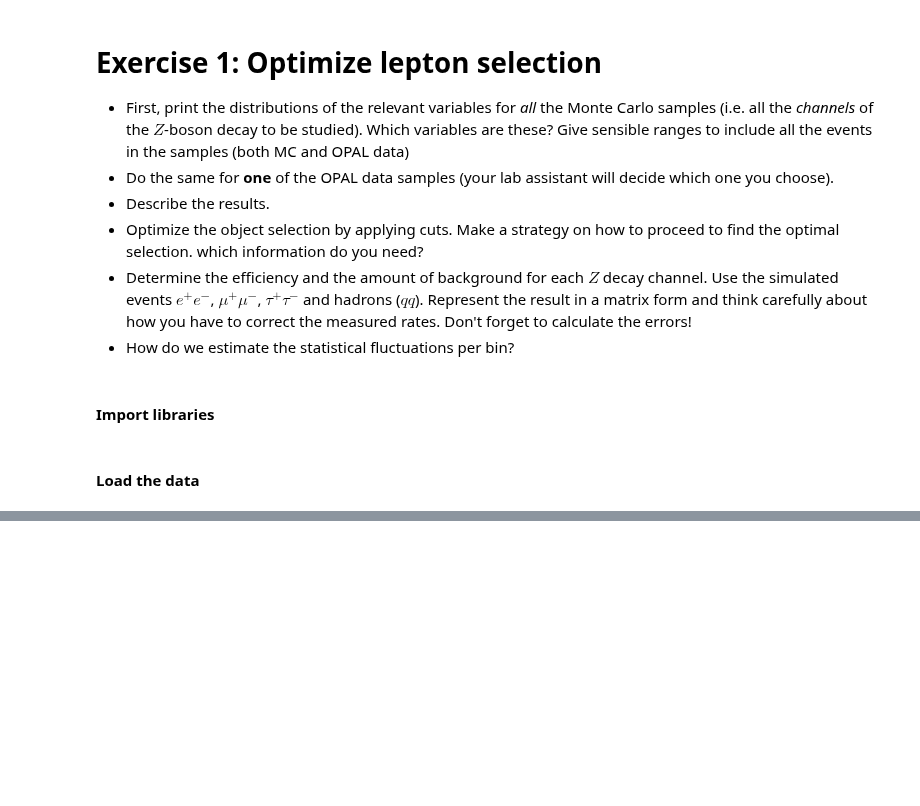
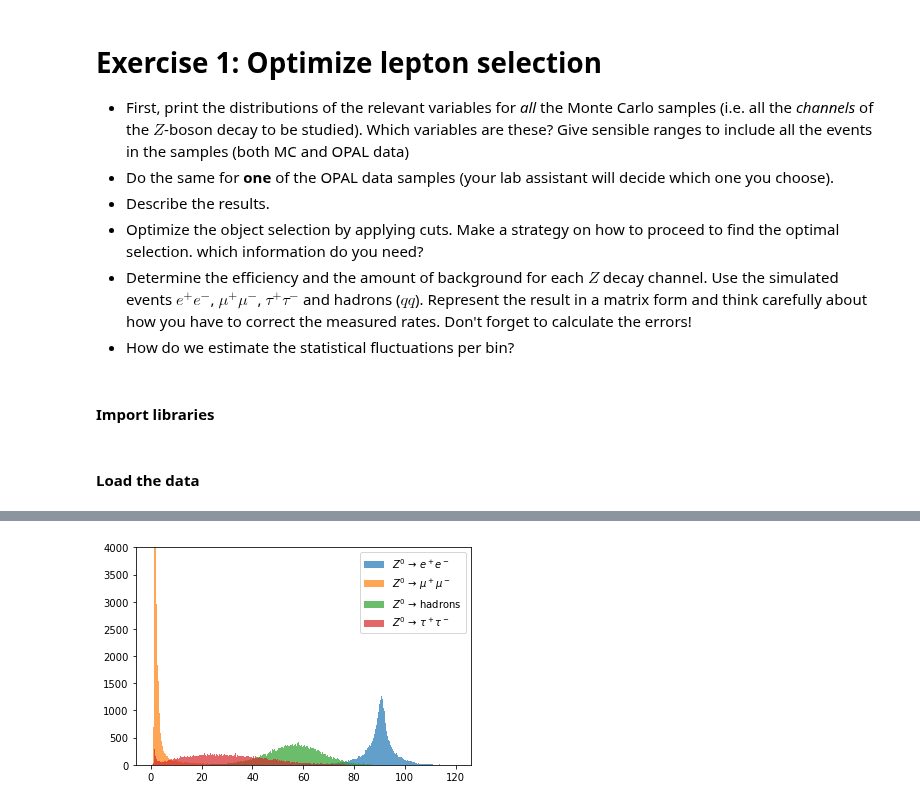
Before and after one commit to josepretel/z0-precisionmeasurement, a Jupyter notebook: Exercise1.ipynb, the cells around one changed output, grey strips where cells are left out. Drawn from its saved outputs; the diff is of its cells as text; code cells hidden in the pictures; blank space fills up the shorter version.

```diff
--- a/Exercise1.ipynb
+++ b/Exercise1.ipynb
@@ -98,0 +81,9 @@ print(c[0])
+# %%
+for i in np.arange(4):
+    plt.hist(ak.to_numpy(E_ecal[i]),bins=np.arange(0,120,0.1),label=labels[i],alpha=0.7)
+
+plt.ylim(0,4000)
+plt.legend()
+plt.show()
+# %% [output]
+[figure, added]
```
Also changed, not shown: parts of 8 cells of this notebook.
